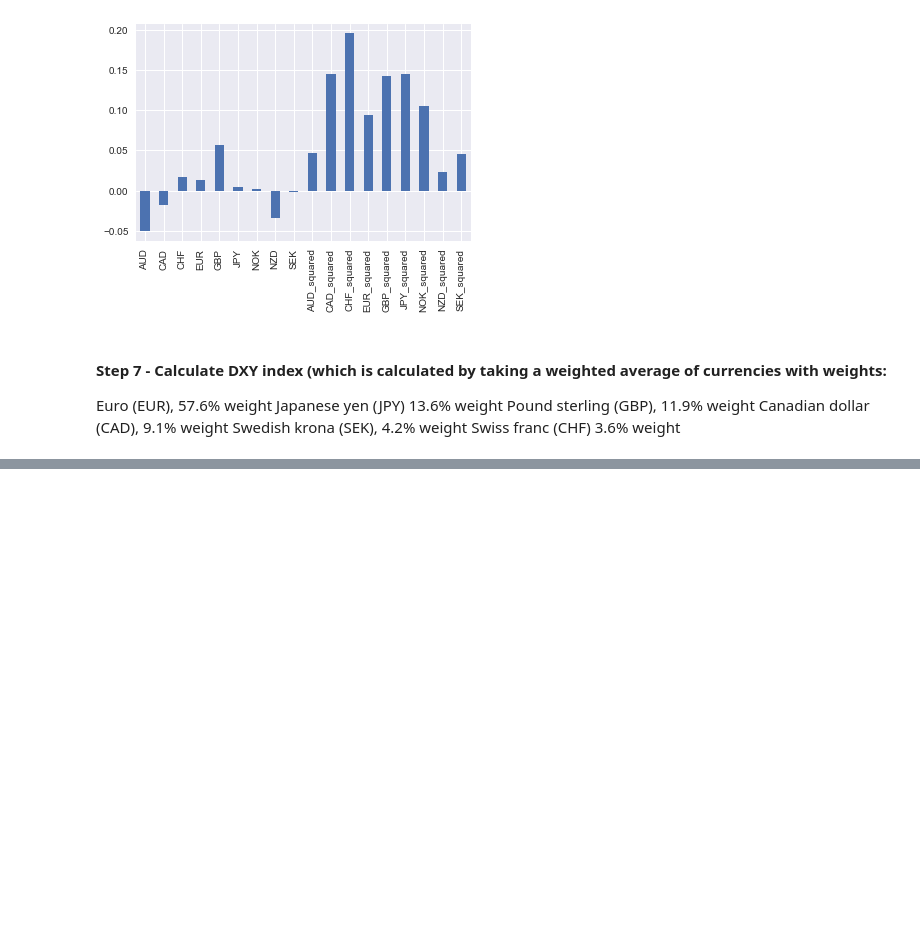
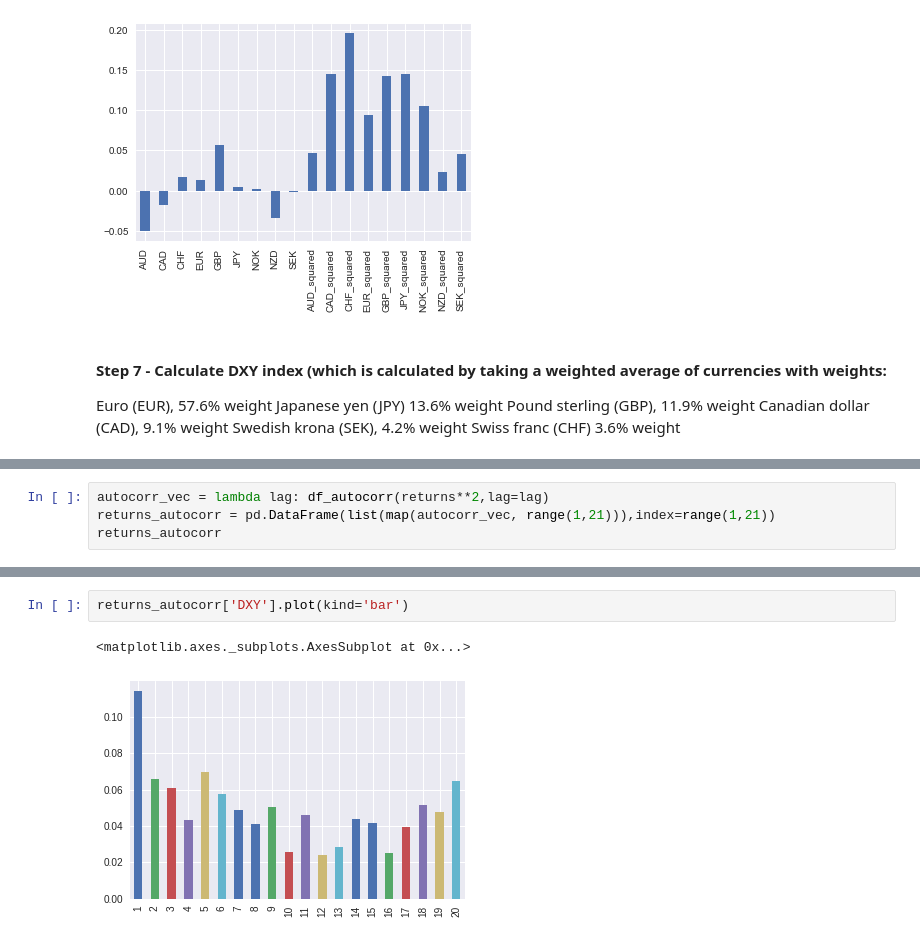
Before and after one commit to fintechsteve/modeling-volatility, a Jupyter notebook: Part_02_Loading_Currency_Data.ipynb, the cells around one changed output, grey strips where cells are left out. Saved outputs shown, nothing was run; the diff lists cells and outputs as text; blank space fills up the shorter version.

```diff
--- a/Part_02_Loading_Currency_Data.ipynb
+++ b/Part_02_Loading_Currency_Data.ipynb
@@ -182,0 +164,4 @@ ValueError: Dot product shape mismatch, (11214, 10) vs (9,)
+# %%
+autocorr_vec = lambda lag: df_autocorr(returns**2,lag=lag)
+returns_autocorr = pd.DataFrame(list(map(autocorr_vec, range(1,21))),index=range(1,21))
+returns_autocorr
@@ -182,0 +186,5 @@ ValueError: Dot product shape mismatch, (11214, 10) vs (9,)
+# %%
+returns_autocorr['DXY'].plot(kind='bar')
+# %% [output]
+<matplotlib.axes._subplots.AxesSubplot at 0x...>
+[figure, added]
```
Also changed, not shown: parts of 17 cells of this notebook.
